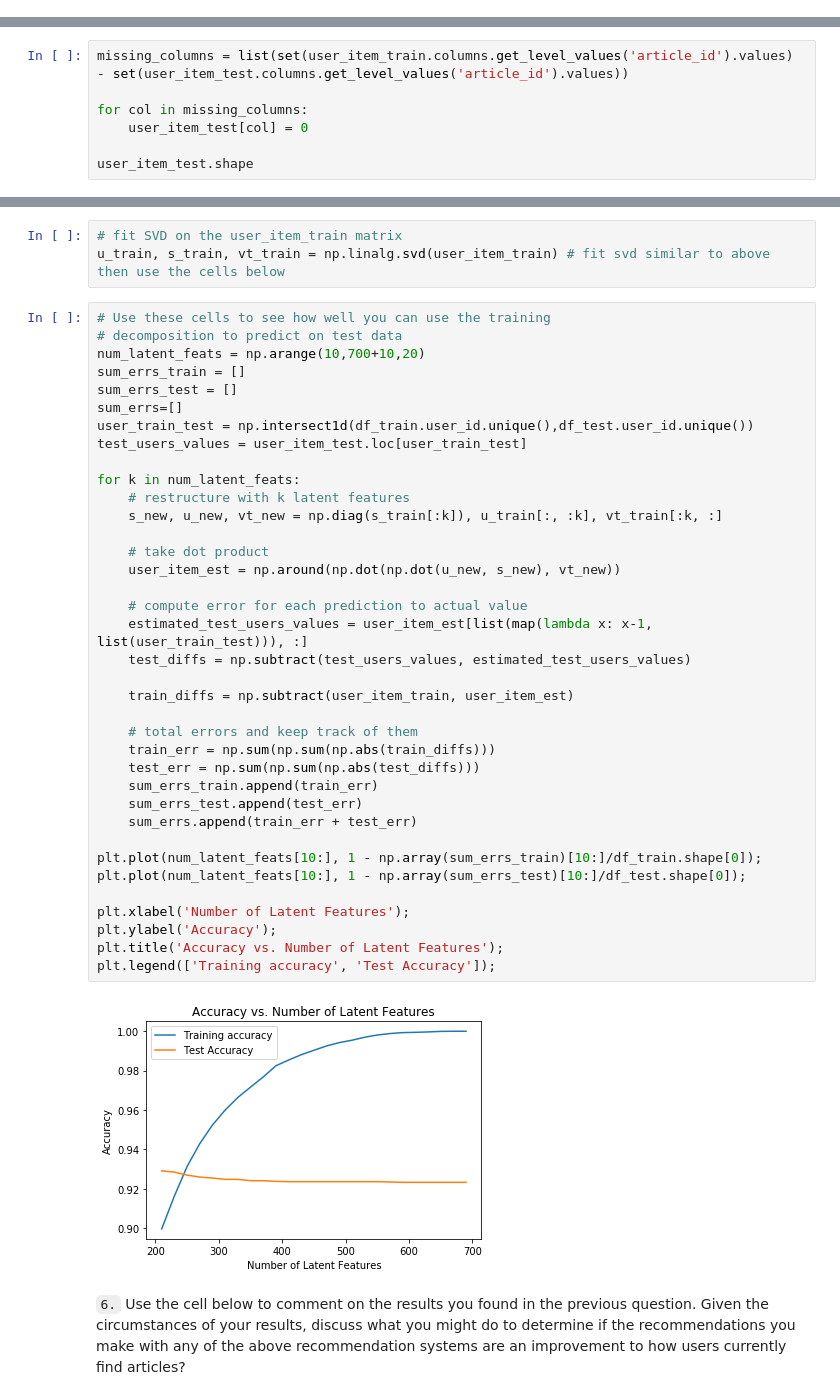
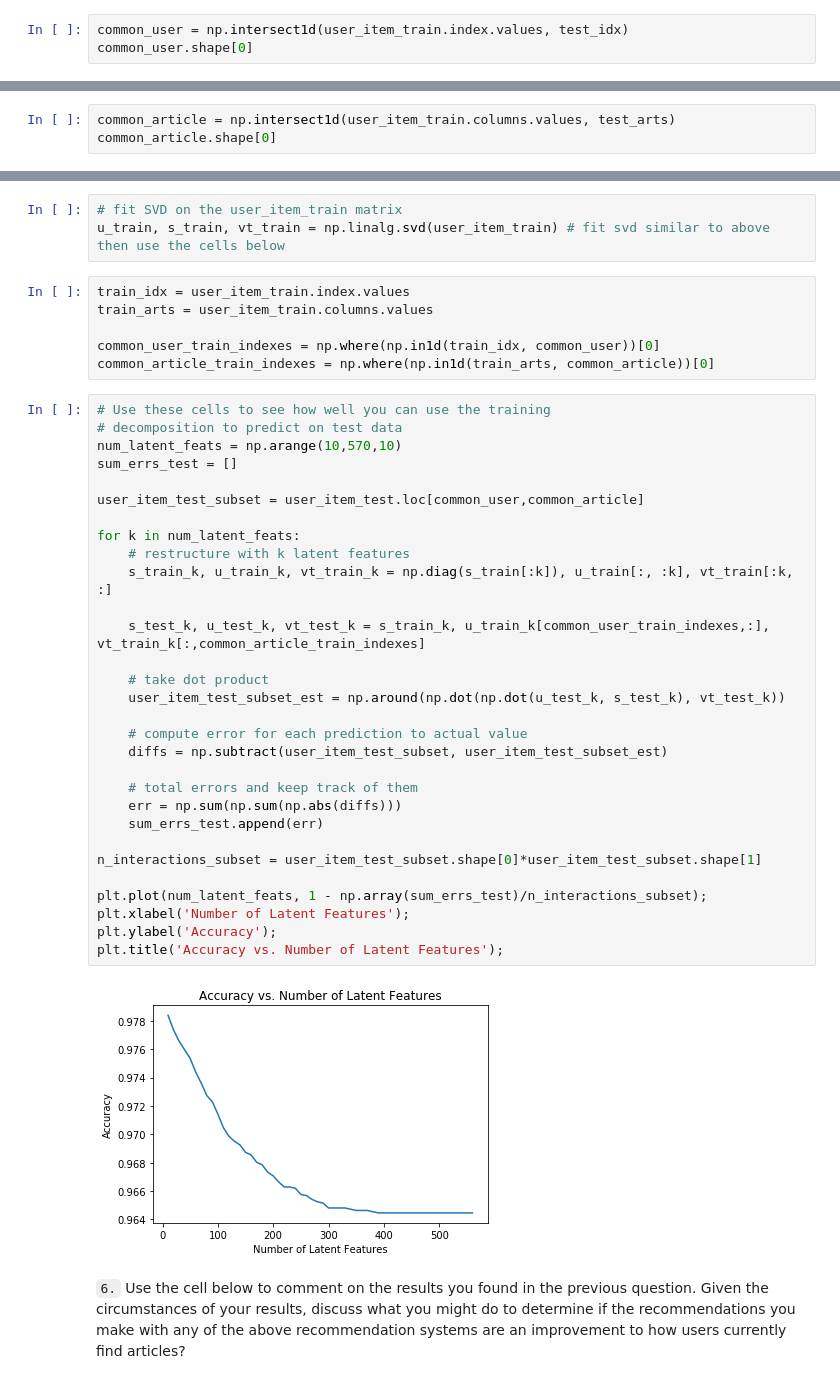
Before and after one commit to dragon7-fc/DSND-Recommendations_with_IBM, a Jupyter notebook: Recommendations_with_IBM.ipynb, the cells around one changed output, grey strips where cells are left out. Drawn from its saved outputs; the diff is of its cells as text.

```diff
--- a/Recommendations_with_IBM.ipynb
+++ b/Recommendations_with_IBM.ipynb
@@ -785,0 +815,3 @@ len(np.intersect1d(df_train.user_id.unique(),df_test.user_id.unique()))
+# %%
+common_user = np.intersect1d(user_item_train.index.values, test_idx)
+common_user.shape[0]
@@ -797,0 +828,3 @@ len(np.intersect1d(df_train.article_id.unique(),df_test.article_id.unique()))
+# %%
+common_article = np.intersect1d(user_item_train.columns.values, test_arts)
+common_article.shape[0]
@@ -830,7 +856,0 @@ user_item_test.shape
-# %%
-missing_columns = list(set(user_item_train.columns.get_level_values('article_id').values) - set(user_item_test.columns.get_level_values('article_id').values))
-
-for col in missing_columns:
-    user_item_test[col] = 0
-
-user_item_test.shape
@@ -843,45 +861,44 @@ Use the cells below to explore how well SVD works towards making predictions for
 # %%
 # fit SVD on the user_item_train matrix
 u_train, s_train, vt_train = np.linalg.svd(user_item_train) # fit svd similar to above then use the cells below
+# %%
+train_idx = user_item_train.index.values
+train_arts = user_item_train.columns.values
+
+common_user_train_indexes = np.where(np.in1d(train_idx, common_user))[0]
+common_article_train_indexes = np.where(np.in1d(train_arts, common_article))[0]
 # %%
 # Use these cells to see how well you can use the training
 # decomposition to predict on test data
-num_latent_feats = np.arange(10,700+10,20)
-sum_errs_train = []
+num_latent_feats = np.arange(10,570,10)
 sum_errs_test = []
-sum_errs=[]
-user_train_test = np.intersect1d(df_train.user_id.unique(),df_test.user_id.unique())
-test_users_values = user_item_test.loc[user_train_test]
+
+user_item_test_subset = user_item_test.loc[common_user,common_article]
 
 for k in num_latent_feats:
     # restructure with k latent features
-    s_new, u_new, vt_new = np.diag(s_train[:k]), u_train[:, :k], vt_train[:k, :]
+    s_train_k, u_train_k, vt_train_k = np.diag(s_train[:k]), u_train[:, :k], vt_train[:k, :]
+
+    s_test_k, u_test_k, vt_test_k = s_train_k, u_train_k[common_user_train_indexes,:], vt_train_k[:,common_article_train_indexes]
 
     # take dot product
-    user_item_est = np.around(np.dot(np.dot(u_new, s_new), vt_new))
+    user_item_test_subset_est = np.around(np.dot(np.dot(u_test_k, s_test_k), vt_test_k))
 
     # compute error for each prediction to actual value
-    estimated_test_users_values = user_item_est[list(map(lambda x: x-1, list(user_train_test))), :]
-    test_diffs = np.subtract(test_users_values, estimated_test_users_values)
-
-    train_diffs = np.subtract(user_item_train, user_item_est)
+    diffs = np.subtract(user_item_test_subset, user_item_test_subset_est)
 
     # total errors and keep track of them
-    train_err = np.sum(np.sum(np.abs(train_diffs)))
-    test_err = np.sum(np.sum(np.abs(test_diffs)))
-    sum_errs_train.append(train_err)
-    sum_errs_test.append(test_err)
-    sum_errs.append(train_err + test_err)
+    err = np.sum(np.sum(np.abs(diffs)))
+    sum_errs_test.append(err)
 
-plt.plot(num_latent_feats[10:], 1 - np.array(sum_errs_train)[10:]/df_train.shape[0]);
-plt.plot(num_latent_feats[10:], 1 - np.array(sum_errs_test)[10:]/df_test.shape[0]);
+n_interactions_subset = user_item_test_subset.shape[0]*user_item_test_subset.shape[1]
 
+plt.plot(num_latent_feats, 1 - np.array(sum_errs_test)/n_interactions_subset);
 plt.xlabel('Number of Latent Features');
 plt.ylabel('Accuracy');
 plt.title('Accuracy vs. Number of Latent Features');
-plt.legend(['Training accuracy', 'Test Accuracy']);
 # %% [output]
-[figure, old version]
+[figure, new version]
 # %% [markdown]
 `6.` Use the cell below to comment on the results you found in the previous question. Given the circumstances of your results, discuss what you might do to determine if the recommendations you make with any of the above recommendation systems are an improvement to how users currently find articles?
 # %% [markdown]
```
Also changed, not shown: parts of 18 cells of this notebook.
